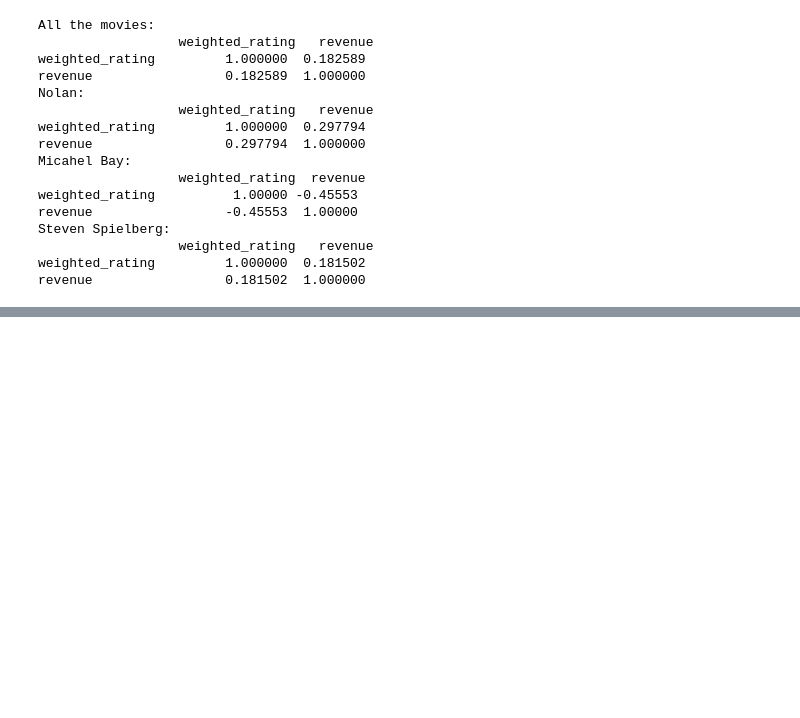
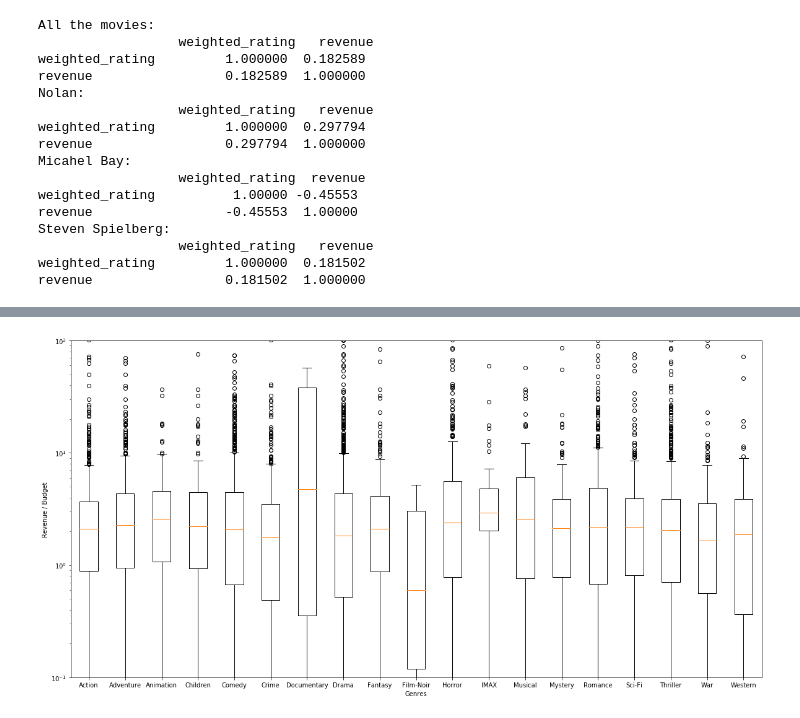
Before and after one commit to alienlien/movielens, a Jupyter notebook: ml-20m.ipynb, the cells around one changed output, grey strips where cells are left out. Cells and saved outputs as stored; diff of their text form; code cells hidden in the pictures; blank space fills up the shorter version.

```diff
--- a/ml-20m.ipynb
+++ b/ml-20m.ipynb
@@ -465,0 +467,7 @@ plt.show()
+# %%
+df = pd.DataFrame()
+for g in genres:
+    corr = movies[movies['genres'].str.contains(g)][['budget', 'revenue']].corr()
+    df.loc[g, 'corr'] = corr.loc['budget', 'revenue']
+df = df.sort_values('corr', ascending=False)
+df
@@ -465,0 +492,6 @@ plt.show()
+# %%
+df = pd.DataFrame()
+for g in genres:
+    df.loc[g, 'budget'] = movies[['budget']][movies['genres'].str.contains(g)]['budget'].mean()
+df = df.sort_values('budget', ascending=False)
+df
@@ -465,0 +516,17 @@ plt.show()
+# %%
+df = pd.DataFrame()
+data = []
+for g in sorted(genres):
+    df_g = movies[movies['genres'].str.contains(g)].dropna()
+    data.append((df_g['revenue'] / df_g['budget']).dropna())
+fig = plt.figure(figsize=(20, 10))
+axes = fig.gca()
+box = plt.boxplot(data)
+plt.xticks(range(1, len(genres)+1), genres)
+axes.set_ylim(0.1, 100)
+axes.set_yscale('log')
+axes.set_xlabel('Genres')
+axes.set_ylabel('Revenue / Budget')
+plt.show()
+# %% [output]
+[figure, added]
```
Also changed, not shown: parts of 13 cells of this notebook.
